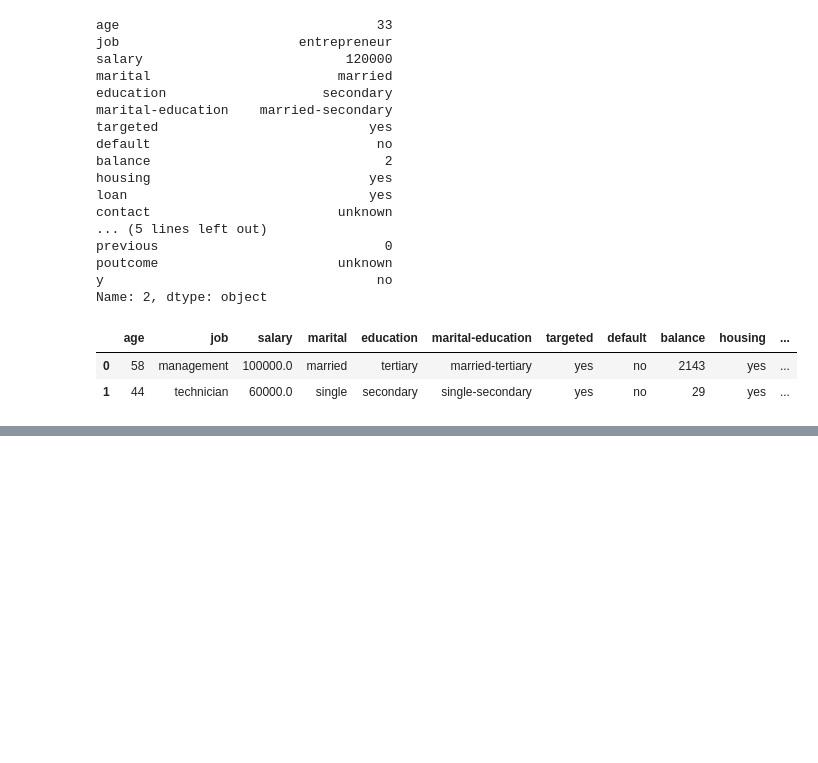
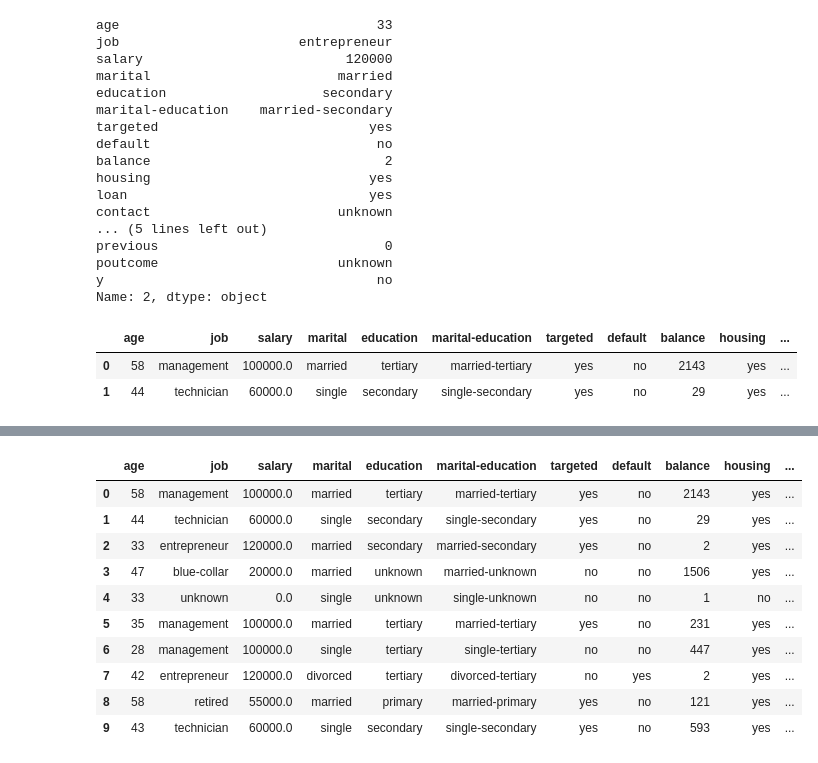
Before and after one commit to AmitAnand93/Data-Science-with-Python, a Jupyter notebook: Intro to Series and Dataframes.ipynb, the cells around one changed output, grey strips where cells are left out. Saved outputs shown, nothing was run; the diff lists cells and outputs as text; code cells hidden in the pictures; blank space fills up the shorter version.

```diff
--- a/Intro to Series and Dataframes.ipynb
+++ b/Intro to Series and Dataframes.ipynb
@@ -295,0 +298,2 @@ bank.iloc[0:2]
+# %%
+bank = pd.read_csv("D:/Git_Projects/Data-Science-with-Python/Datasets/bank.csv", header=0)
@@ -295,0 +310,16 @@ bank.iloc[0:2]
+# %%
+# view to 10 rows of dataframe
+
+bank.head(10)
+# %% [output]
+|  | age | job | salary | marital | education | marital-education | targeted | default | balance | housing | ... |
+| 0 | 58 | management | 100000.0 | married | tertiary | married-tertiary | yes | no | 2143 | yes | ... |
+| 1 | 44 | technician | 60000.0 | single | secondary | single-secondary | yes | no | 29 | yes | ... |
+| 2 | 33 | entrepreneur | 120000.0 | married | secondary | married-secondary | yes | no | 2 | yes | ... |
+| 3 | 47 | blue-collar | 20000.0 | married | unknown | married-unknown | no | no | 1506 | yes | ... |
+| 4 | 33 | unknown | 0.0 | single | unknown | single-unknown | no | no | 1 | no | ... |
+| 5 | 35 | management | 100000.0 | married | tertiary | married-tertiary | yes | no | 231 | yes | ... |
+| 6 | 28 | management | 100000.0 | single | tertiary | single-tertiary | no | no | 447 | yes | ... |
+| 7 | 42 | entrepreneur | 120000.0 | divorced | tertiary | divorced-tertiary | no | yes | 2 | yes | ... |
+| 8 | 58 | retired | 55000.0 | married | primary | married-primary | yes | no | 121 | yes | ... |
+| 9 | 43 | technician | 60000.0 | single | secondary | single-secondary | yes | no | 593 | yes | ... |
```
Also changed, not shown: parts of 6 cells of this notebook.
